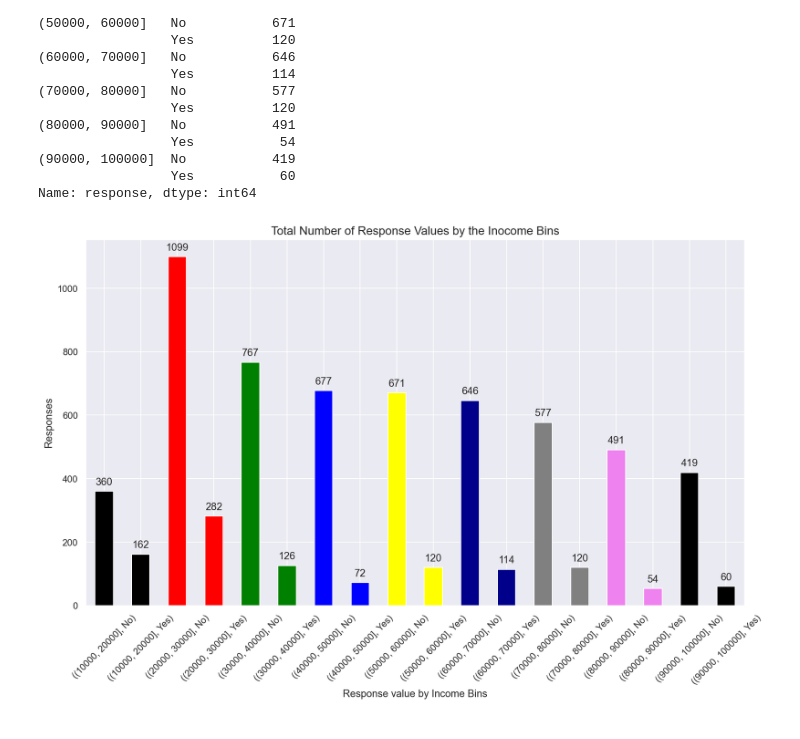
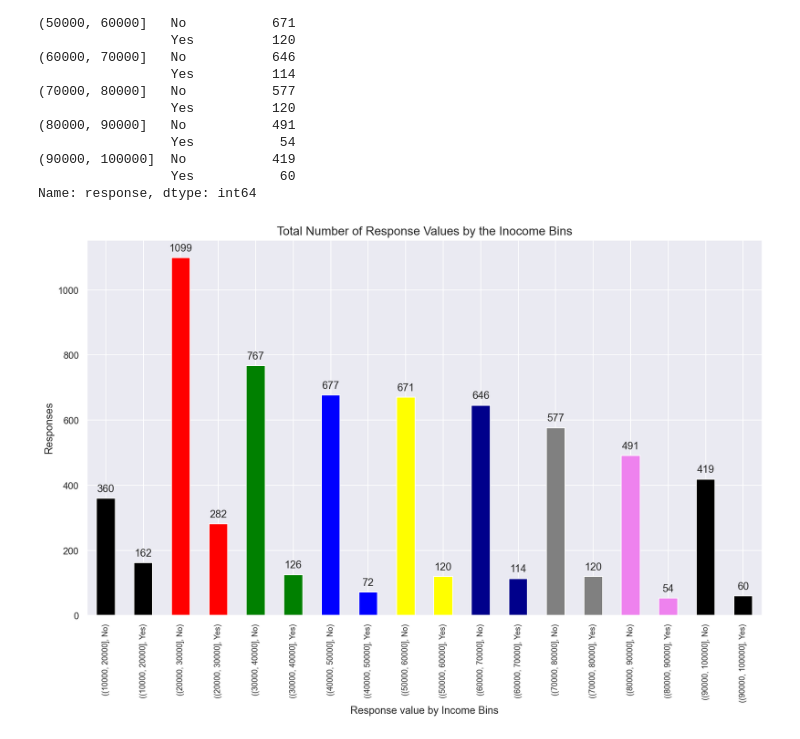
Before and after one commit to isra-st/lab-customer-analysis-round-3, a Jupyter notebook: lab-customer-analysis-round-3.ipynb, the cells around one changed output. Cells and saved outputs as stored; diff of their text form; code cells hidden in the pictures.

Commit message:
Still entire lab done without LAB2 coding, corrected xticks

```diff
--- a/lab-customer-analysis-round-3.ipynb
+++ b/lab-customer-analysis-round-3.ipynb
@@ -363,21 +363,21 @@ Name: response, dtype: int64
 # %%
 #BarPlot
 #Response Rate Values by Income.
 #Create data for being plotted
 ax = df.groupby(df['income_bins'])['response'].value_counts().plot(kind='bar', color=['black', 'black', 'red','red','green', 'green', 'blue', 'blue', 'yellow', 'yellow', 'darkblue', 'darkblue', 'grey', 'grey', 'violet', 'violet'])
 #Use the get_legend_handles_Labels function to get the labels value of the bars
 handles, labels = ax.get_legend_handles_labels()
 #Name the Y axis
 ax.set_ylabel('Responses')
 #Name the X axis
 ax.set_xlabel('Response value by Income Bins')
 #Set the xticks (values of the column reponses) in horizontal
-plt.xticks(rotation='45')
+plt.xticks(rotation='90', fontsize=9)
 #Set the title
 plt.title('Total Number of Response Values by the Inocome Bins', fontsize=14)
 #apply fucntion to plot the bar labels
 add_value_labels(ax, 'bar', spacing=5)
 #Plot the barchart
 plt.show()
 # %% [output]
-[figure, old version]
+[figure, new version]
```
